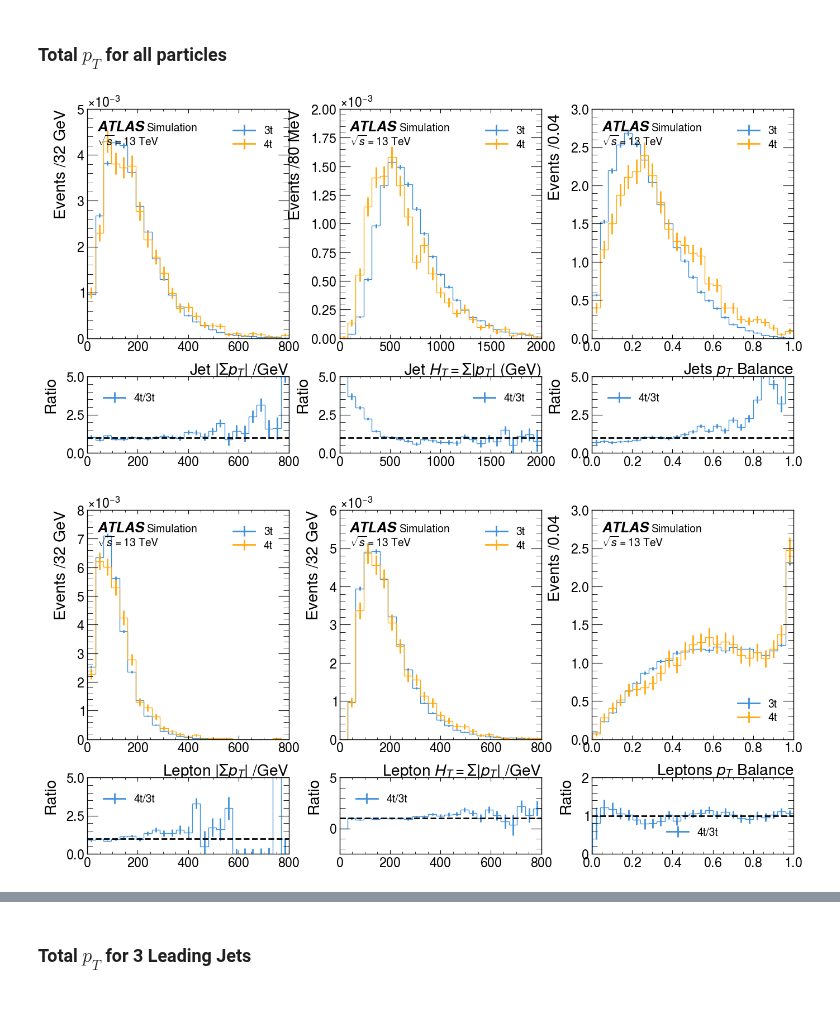
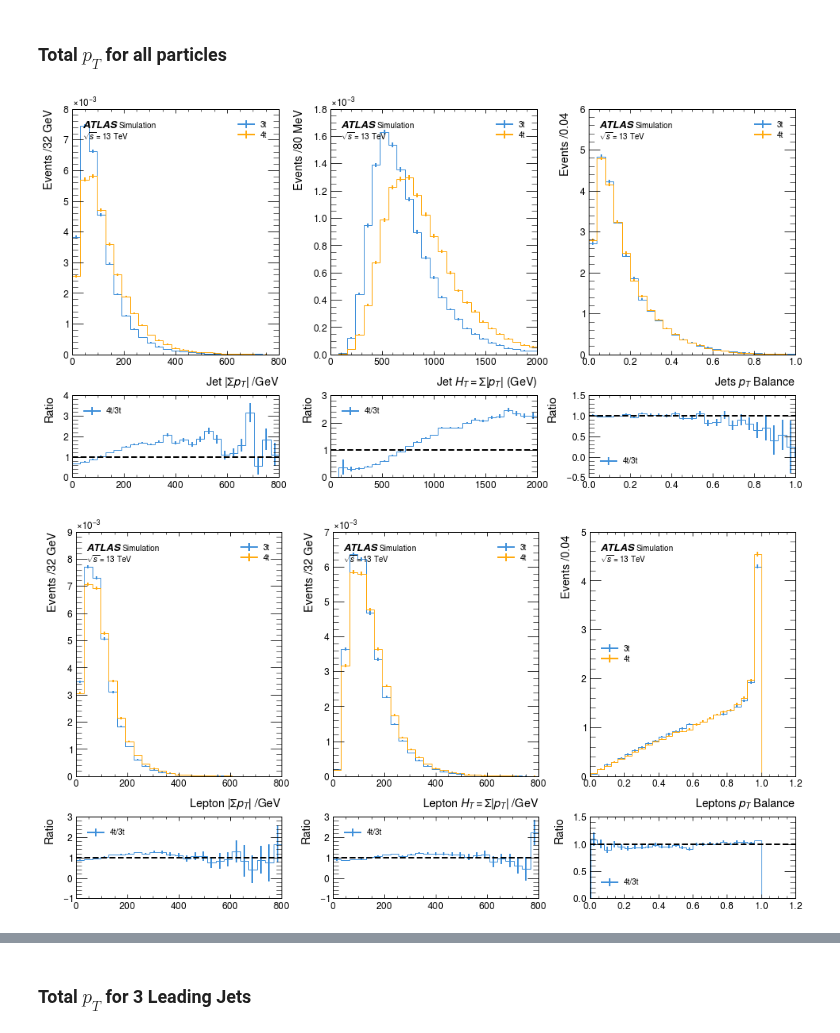
Before and after one commit to archiebrooks02/MPHYS-4Top, a Jupyter notebook: reco_level_sim2.ipynb, the cells around one changed output, grey strips where cells are left out. Drawn from its saved outputs; the diff is of its cells as text; code cells hidden in the pictures; blank space fills up the shorter version.

```diff
--- a/reco_level_sim2.ipynb
+++ b/reco_level_sim2.ipynb
@@ -179,0 +236,16 @@ all_products_3t = awkward.concatenate((jets_3t,leptons_3t), axis=1)
+# %%
+filtered_jets_3t = jets_3t[(awkward.num(leptons_3t)>=2) & (awkward.num(jets_3t)>=3)]
+filtered_leptons_3t = leptons_3t[(awkward.num(jets_3t)>=3) & (awkward.num(leptons_3t)>=2)]
+filtered_lepton_charges_3t = lepton_charges_3t[(awkward.num(jets_3t)>=3) & (awkward.num(leptons_3t)>=2)]
+
+jets_3t = filtered_jets_3t
+leptons_3t = filtered_leptons_3t
+lepton_charges_3t = filtered_lepton_charges_3t
+
+filtered_jets_4t = jets_4t[(awkward.num(leptons_4t)>=2) & (awkward.num(jets_4t)>=3)]
+filtered_leptons_4t = leptons_4t[(awkward.num(jets_4t)>=3) & (awkward.num(leptons_4t)>=2)]
+filtered_lepton_charges_4t = lepton_charges_4t[(awkward.num(jets_4t)>=3) & (awkward.num(leptons_4t)>=2)]
+
+jets_4t = filtered_jets_4t
+leptons_4t = filtered_leptons_4t
+lepton_charges_4t = filtered_lepton_charges_4t
@@ -447,38 +539,38 @@ H_t_3t = np.sum(all_products_3t.pt, axis=1)
 pt_balance_3t = total_4_3t.pt/H_t_3t
 
 total_4_4t = np.sum(all_products_4t, axis=1)
 H_t_4t = np.sum(all_products_4t.pt, axis=1)
 pt_balance_4t = total_4_4t.pt/H_t_4t
 
 fig, ax = plt.subplots(2,3,gridspec_kw={'height_ratios':[3,1]}, figsize=(16,8))
-histogram([jets_3t_total_4.pt/1000, jets_4t_total_4.pt/1000], 25, ['3t','4t'], ax[0,0], ratio=True, ratio_axes=ax[1,0], density=True, x_units='GeV', set_range=(0,800))
+histogram([jets_3t_total_4.pt, jets_4t_total_4.pt], 25, ['3t','4t'], ax[0,0], ratio=True, ratio_axes=ax[1,0], density=True, x_units='GeV', set_range=(0,800))
 ax[0,0].set_xlabel(r'Jet $|\Sigma p_T|$ /GeV')
-histogram([jets_3t_H_t/1000, jets_4t_H_t/1000], 25, ['3t','4t'], ax[0,1], ratio=True, ratio_axes=ax[1,1], density=True, x_units='MeV', set_range=(0,2000))
+histogram([jets_3t_H_t, jets_4t_H_t], 25, ['3t','4t'], ax[0,1], ratio=True, ratio_axes=ax[1,1], density=True, x_units='MeV', set_range=(0,2000))
 ax[0,1].set_xlabel(r'Jet $H_T = \Sigma|p_T|$ (GeV)')
 histogram([jets_pt_balance_3t, jets_pt_balance_4t], 25, ['3t','4t'], ax[0,2], ratio=True, ratio_axes=ax[1,2], density=True, x_units='')
 ax[0,2].set_xlabel(r'Jets $p_T$ Balance')
 plt.subplots_adjust(hspace=0.25, wspace=0.25)
 plt.show()
 
 fig, ax = plt.subplots(2,3,gridspec_kw={'height_ratios':[3,1]}, figsize=(16,8))
-histogram([leptons_3t_total_4.pt/1000, leptons_4t_total_4.pt/1000], 25, ['3t','4t'], ax[0,0], ratio=True, ratio_axes=ax[1,0], density=True, x_units='GeV', set_range=(0,800))
+histogram([leptons_3t_total_4.pt, leptons_4t_total_4.pt], 25, ['3t','4t'], ax[0,0], ratio=True, ratio_axes=ax[1,0], density=True, x_units='GeV', set_range=(0,800))
 ax[0,0].set_xlabel(r'Lepton $|\Sigma p_T|$ /GeV')
-histogram([leptons_3t_H_t/1000, leptons_4t_H_t/1000], 25, ['3t','4t'], ax[0,1], ratio=True, ratio_axes=ax[1,1], density=True, x_units='GeV', set_range=(0,800))
+histogram([leptons_3t_H_t, leptons_4t_H_t], 25, ['3t','4t'], ax[0,1], ratio=True, ratio_axes=ax[1,1], density=True, x_units='GeV', set_range=(0,800))
 ax[0,1].set_xlabel(r'Lepton $H_T = \Sigma|p_T|$ /GeV')
 histogram([leptons_pt_balance_3t, leptons_pt_balance_4t], 25, ['3t','4t'], ax[0,2], ratio=True, ratio_axes=ax[1,2], density=True, x_units='')
 ax[0,2].set_xlabel(r'Leptons $p_T$ Balance')
 plt.subplots_adjust(hspace=0.25, wspace=0.25)
 plt.show()
 
 fig, ax = plt.subplots(2,3,gridspec_kw={'height_ratios':[3,1]}, figsize=(16,8))
-histogram([total_4_3t.pt/1000, total_4_4t.pt/1000], 25, ['3t','4t'], ax[0,0], ratio=True, ratio_axes=ax[1,0], density=True, x_units='GeV', set_range=(0,800))
+histogram([total_4_3t.pt, total_4_4t.pt], 25, ['3t','4t'], ax[0,0], ratio=True, ratio_axes=ax[1,0], density=True, x_units='GeV', set_range=(0,800))
 ax[0,0].set_xlabel(r'Total $|\Sigma p_T|$ /GeV')
-histogram([H_t_3t/1000, H_t_4t/1000], 25, ['3t','4t'], ax[0,1], ratio=True, ratio_axes=ax[1,1], density=True, x_units='GeV', set_range=(0,2000))
+histogram([H_t_3t, H_t_4t], 25, ['3t','4t'], ax[0,1], ratio=True, ratio_axes=ax[1,1], density=True, x_units='GeV', set_range=(0,2000))
 ax[0,1].set_xlabel(r'Total $H_T = \Sigma|p_T|$ /GeV')
 histogram([pt_balance_3t, pt_balance_4t], 25, ['3t','4t'], ax[0,2], ratio=True, ratio_axes=ax[1,2], density=True, x_units='')
 ax[0,2].set_xlabel(r'$p_T$ Balance')
 plt.subplots_adjust(hspace=0.25, wspace=0.25)
 plt.show()
 # %% [output]
-[figure, old version]
+[figure, new version]
-[figure, old version]
+[figure, new version]
```
Also changed, not shown: parts of 18 cells of this notebook.
